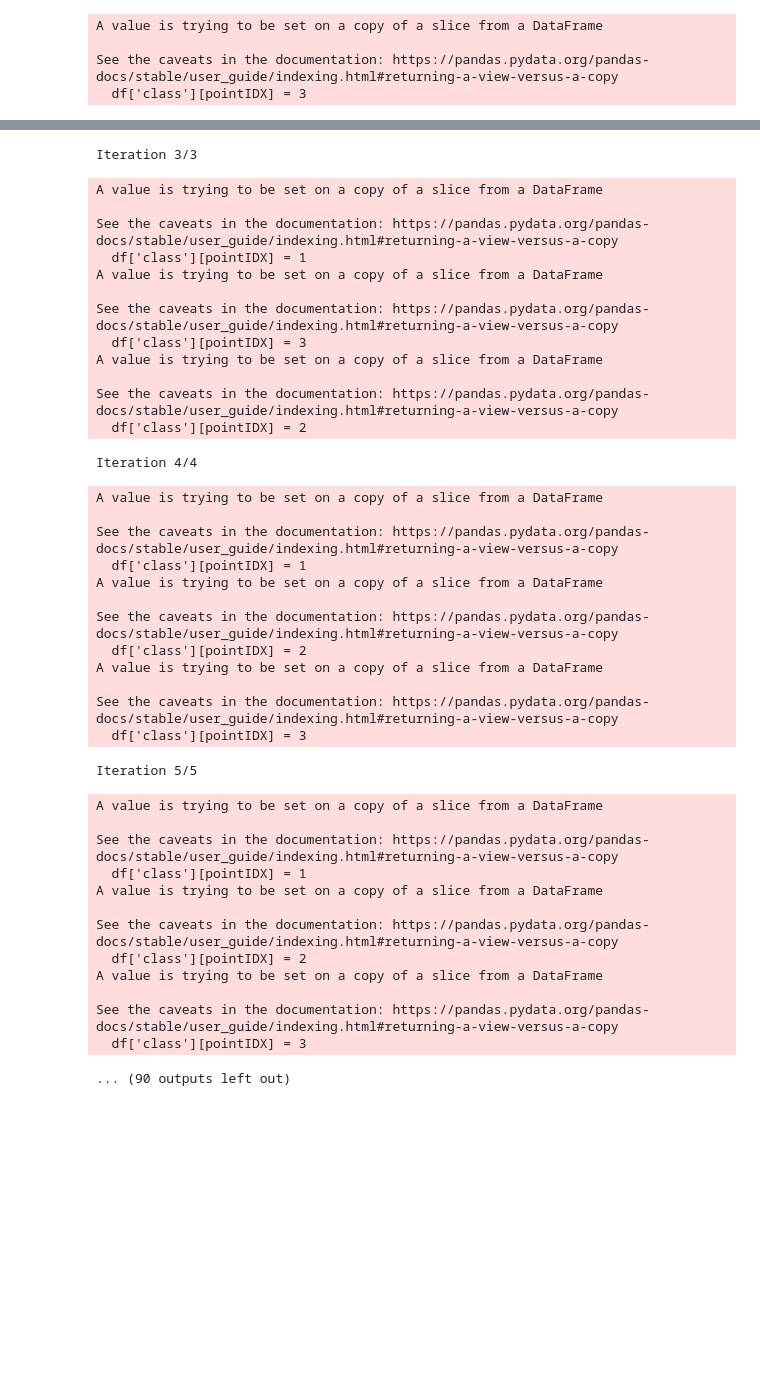
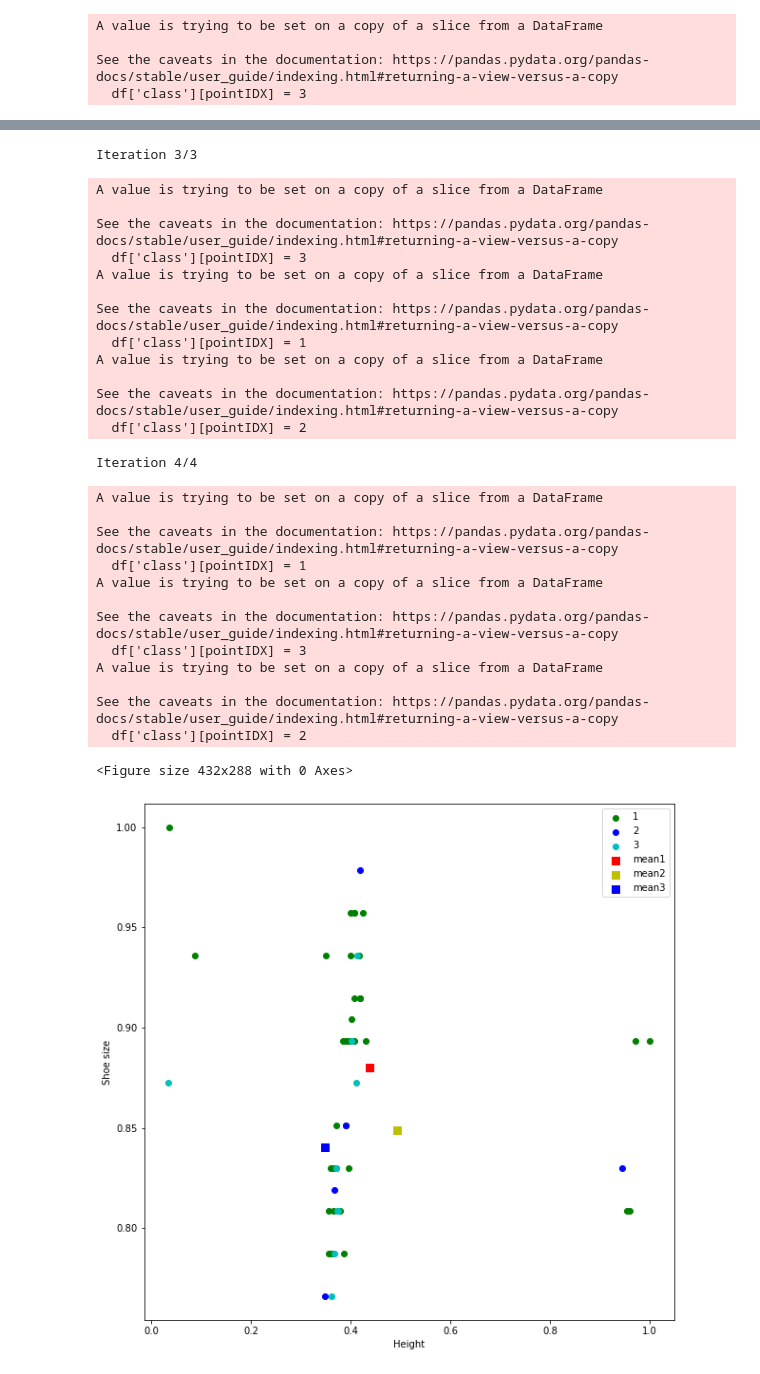
Before and after one commit to Dybton/data-mining-mini-project, a Jupyter notebook: mini_project_clustering.ipynb, the cells around one changed output, grey strips where cells are left out. Cells and saved outputs as stored; diff of their text form; code cells hidden in the pictures; blank space fills up the shorter version.

Commit message:
Have updated the mini_project_clustering comments

```diff
--- a/mini_project_clustering.ipynb
+++ b/mini_project_clustering.ipynb
@@ -53,10 +34,5 @@ display(df)
 # %%
 def initializeMeans(df):
-
-    """
-    Intialize the means by randomly taking two points from the dataframe. Hint: check the function 'random.randint'
-    return two pandas dataframes (or pandas series) with mean1 and mean2
-    """
 
     # Randomly initialize the means
     mean1 = df.iloc[random.randint(0,len(df)-1)]
@@ -92,10 +67,8 @@ See the caveats in the documentation: https://pandas.pydata.org/pandas-docs/stab
   df['class'][pointIDX] = 3
 # %%
 def updateMean(df):
-    """
-    df is the dataframe of points containing the assigned classes
-    return updated mean1 and mean2 based on the value in column 'class'. mean1 and mean2 should still be pandas dataframes (or pandas series)
-    """
+    #function calculates the mean of the points in each class
+
     mean1 = df.loc[df['class']==1].mean()
     mean2 = df.loc[df['class']==2].mean()
     mean3 = df.loc[df['class']==3].mean()
@@ -103,12 +76,11 @@ def updateMean(df):
     return mean1, mean2, mean3
 # %%
 def Kmeans(df,iterations):
-    """
-    When you have implemented the three functions this function should work and run the Kmeans algorithm!
-    """
 
+    # Initialize the means
     mean1, mean2, mean3 = initializeMeans(df)
 
+    # Run the Kmeans algorithm
     for iteration in range(iterations):
 
         print("Iteration {}/{}".format(iteration,iteration))
@@ -120,28 +92,7 @@ def Kmeans(df,iterations):
 
     return df, mean1, mean2, mean3
 
-df, mean1, mean2, mean3 = Kmeans(df,50)
-
-#What K-means does is to assign each point to a cluster based on the distance between the point and the mean of the cluster.
-#The mean of the cluster is then updated based on the points assigned to the cluster.
-#This process is repeated until the means converge.
-
-
-# plt.clf()
-# #Scatter each point with a color corresponding to the class
-# plt.scatter(dfkk.loc[dfkk['class'] == 0]['Shoe size'],dfkk.loc[dfkk['class'] == 0]['Height'],color='g',label='0')
-# plt.scatter(dfkk.loc[dfkk['class'] == 1]['Shoe size'],dfkk.loc[dfkk['class'] == 1]['Height'],color='b',label='1')
-# plt.scatter(dfkk.loc[dfkk['class'] == 2]['Shoe size'],dfkk.loc[dfkk['class'] == 2]['Height'],color='m',label='2')
-# #Scatter each mean
-# plt.scatter(means.iloc[0].loc['Shoe size'],means.iloc[0].loc['Height'],s=70,label='mean0',marker='s',color='r')                    # Visualizing the final class distribution
-# plt.scatter(means.iloc[1].loc['Shoe size'],means.iloc[1].loc['Height'],s=70,label='mean1',marker='s',color='y')
-# plt.scatter(means.iloc[2].loc['Shoe size'],means.iloc[2].loc['Height'],s=70,label='mean2',marker='s',color='b')
-# #Label stuff
-# plt.xlabel('Shoe size')
-# plt.ylabel('Height')
-# plt.legend()
-# plt.show()
-
+df, mean1, mean2, mean3 = Kmeans(df,5)
 
 
 plt.clf()
@@ -150,12 +101,9 @@ plt.scatter(df.loc[df['class'] == 1]['height'],df.loc[df['class'] == 1]['shoe_si
 plt.scatter(df.loc[df['class'] == 2]['height'],df.loc[df['class'] == 2]['shoe_size'],color='b',label='2')  #
 plt.scatter(df.loc[df['class'] == 3]['height'],df.loc[df['class'] == 3]['shoe_size'],color='c',label='3')  #
 
-
-
-
 plt.scatter(mean1['height'],mean1['shoe_size'],s=70,label='mean1',marker='s',color='r')                    # Visualizing the final class distribution
 plt.scatter(mean2['height'],mean2['shoe_size'],s=70,label='mean2',marker='s',color='y')
-plt.scatter(mean3['height'],mean3['shoe_size'],s=70,label='mean2',marker='s',color='b')
+plt.scatter(mean3['height'],mean3['shoe_size'],s=70,label='mean3',marker='s',color='b')
 
 
 plt.xlabel('Height')
@@ -211,40 +159,28 @@ See the caveats in the documentation: https://pandas.pydata.org/pandas-docs/stab
 Iteration 3/3
+A value is trying to be set on a copy of a slice from a DataFrame
+
+See the caveats in the documentation: https://pandas.pydata.org/pandas-docs/stable/user_guide/indexing.html#returning-a-view-versus-a-copy
+  df['class'][pointIDX] = 3
 A value is trying to be set on a copy of a slice from a DataFrame
 
 See the caveats in the documentation: https://pandas.pydata.org/pandas-docs/stable/user_guide/indexing.html#returning-a-view-versus-a-copy
   df['class'][pointIDX] = 1
 A value is trying to be set on a copy of a slice from a DataFrame
 
 See the caveats in the documentation: https://pandas.pydata.org/pandas-docs/stable/user_guide/indexing.html#returning-a-view-versus-a-copy
-  df['class'][pointIDX] = 3
-A value is trying to be set on a copy of a slice from a DataFrame
-
-See the caveats in the documentation: https://pandas.pydata.org/pandas-docs/stable/user_guide/indexing.html#returning-a-view-versus-a-copy
   df['class'][pointIDX] = 2
 Iteration 4/4
 A value is trying to be set on a copy of a slice from a DataFrame
 
 See the caveats in the documentation: https://pandas.pydata.org/pandas-docs/stable/user_guide/indexing.html#returning-a-view-versus-a-copy
   df['class'][pointIDX] = 1
 A value is trying to be set on a copy of a slice from a DataFrame
 
 See the caveats in the documentation: https://pandas.pydata.org/pandas-docs/stable/user_guide/indexing.html#returning-a-view-versus-a-copy
-  df['class'][pointIDX] = 2
+  df['class'][pointIDX] = 3
 A value is trying to be set on a copy of a slice from a DataFrame
 
 See the caveats in the documentation: https://pandas.pydata.org/pandas-docs/stable/user_guide/indexing.html#returning-a-view-versus-a-copy
-  df['class'][pointIDX] = 3
+  df['class'][pointIDX] = 2
-Iteration 5/5
+<Figure size 432x288 with 0 Axes>
-A value is trying to be set on a copy of a slice from a DataFrame
-
-See the caveats in the documentation: https://pandas.pydata.org/pandas-docs/stable/user_guide/indexing.html#returning-a-view-versus-a-copy
-  df['class'][pointIDX] = 1
-A value is trying to be set on a copy of a slice from a DataFrame
-
-See the caveats in the documentation: https://pandas.pydata.org/pandas-docs/stable/user_guide/indexing.html#returning-a-view-versus-a-copy
-  df['class'][pointIDX] = 2
-A value is trying to be set on a copy of a slice from a DataFrame
-
-See the caveats in the documentation: https://pandas.pydata.org/pandas-docs/stable/user_guide/indexing.html#returning-a-view-versus-a-copy
-  df['class'][pointIDX] = 3
-... (90 outputs left out)
+[figure, added]
```
Also changed, not shown: parts of 3 cells of this notebook, 1 other file.
